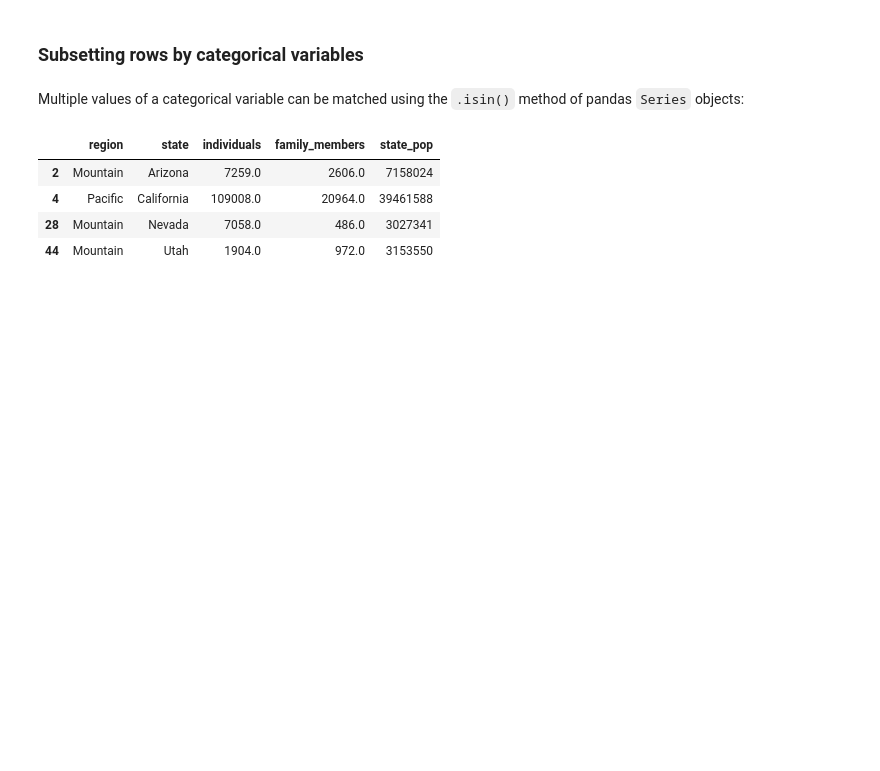
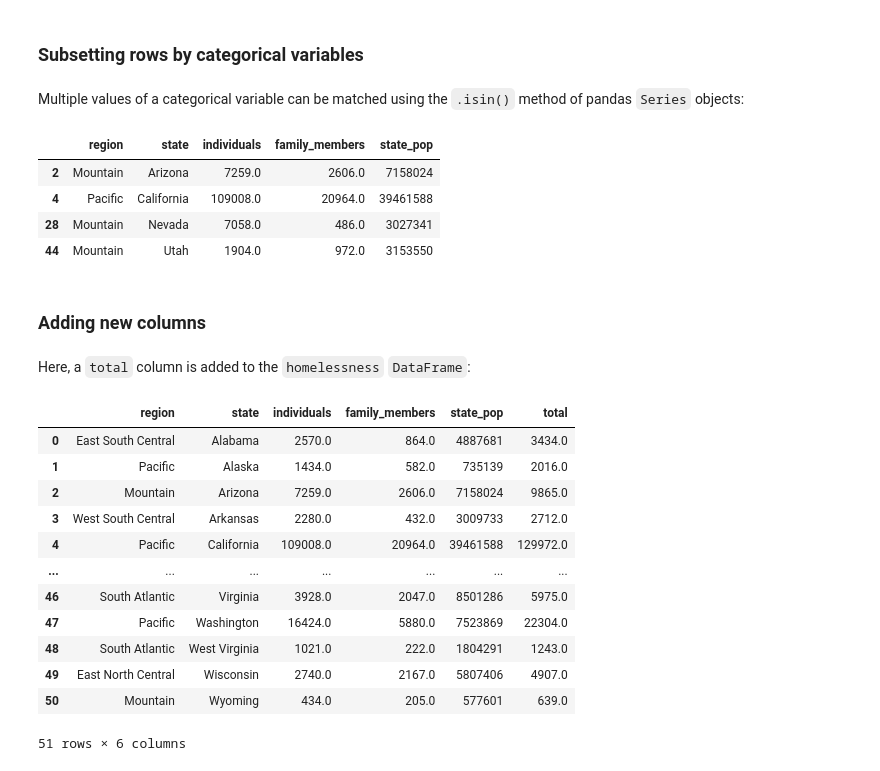
Before and after one commit to readyready15728/datacamp-python-notebooks, a Jupyter notebook: data-manipulation-with-pandas/data_manipulation_with_pandas.ipynb, the cells around one changed output. Cells and saved outputs as stored; diff of their text form; code cells hidden in the pictures; blank space fills up the shorter version.

Commit message:
Finishing first part of data_manipulation_with_pandas.ipynb

```diff
--- a/data-manipulation-with-pandas/data_manipulation_with_pandas.ipynb
+++ b/data-manipulation-with-pandas/data_manipulation_with_pandas.ipynb
@@ -239,3 +239,24 @@ homelessness[homelessness['state'].isin(['California', 'Arizona', 'Nevada', 'Uta
 | 4 | Pacific | California | 109008.0 | 20964.0 | 39461588 |
 | 28 | Mountain | Nevada | 7058.0 | 486.0 | 3027341 |
 | 44 | Mountain | Utah | 1904.0 | 972.0 | 3153550 |
+# %% [markdown]
+### Adding new columns
+# %% [markdown]
+Here, a `total` column is added to the `homelessness` `DataFrame`:
+# %%
+homelessness['total'] = homelessness['individuals'] + homelessness['family_members']
+homelessness
+# %% [output]
+|  | region | state | individuals | family_members | state_pop | total |
+| 0 | East South Central | Alabama | 2570.0 | 864.0 | 4887681 | 3434.0 |
+| 1 | Pacific | Alaska | 1434.0 | 582.0 | 735139 | 2016.0 |
+| 2 | Mountain | Arizona | 7259.0 | 2606.0 | 7158024 | 9865.0 |
+| 3 | West South Central | Arkansas | 2280.0 | 432.0 | 3009733 | 2712.0 |
+| 4 | Pacific | California | 109008.0 | 20964.0 | 39461588 | 129972.0 |
+| ... | ... | ... | ... | ... | ... | ... |
+| 46 | South Atlantic | Virginia | 3928.0 | 2047.0 | 8501286 | 5975.0 |
+| 47 | Pacific | Washington | 16424.0 | 5880.0 | 7523869 | 22304.0 |
+| 48 | South Atlantic | West Virginia | 1021.0 | 222.0 | 1804291 | 1243.0 |
+| 49 | East North Central | Wisconsin | 2740.0 | 2167.0 | 5807406 | 4907.0 |
+| 50 | Mountain | Wyoming | 434.0 | 205.0 | 577601 | 639.0 |
+51 rows × 6 columns
```
Also changed, not shown: parts of 9 cells of this notebook.
